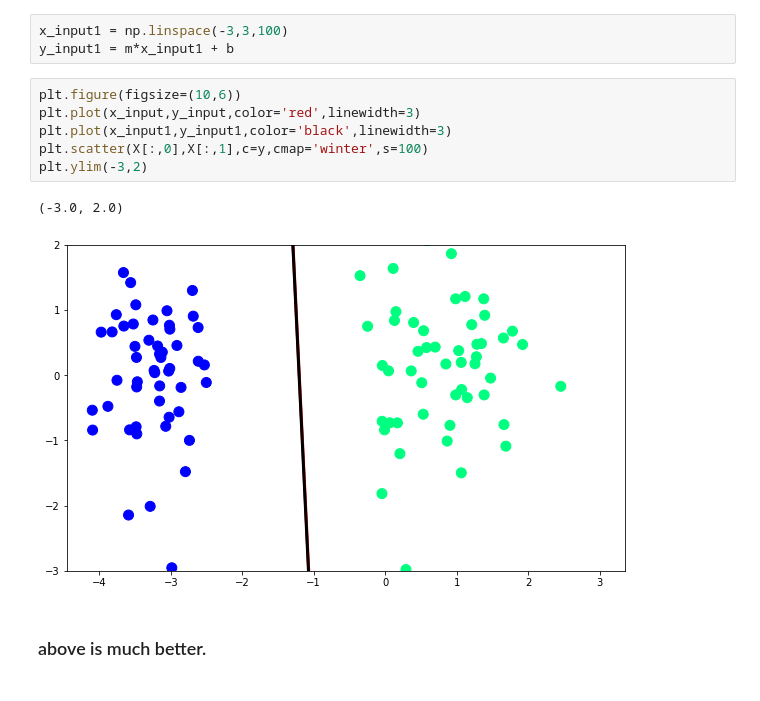
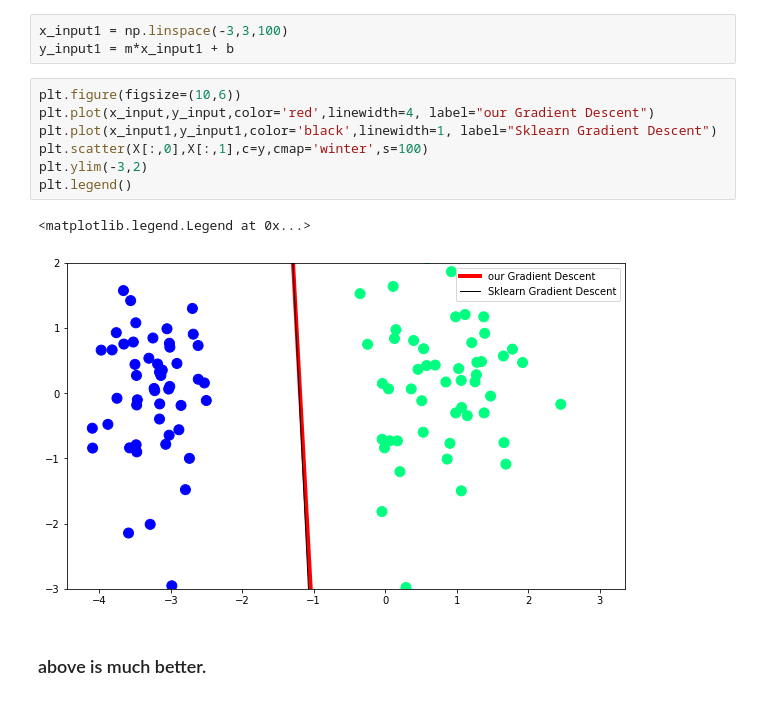
Before and after one commit to astrovishalthakur/MachineLearning, a Jupyter notebook: LogisticRegression/GradientDescent.ipynb, the cells around one changed output. Drawn from its saved outputs; the diff is of its cells as text.

```diff
--- a/LogisticRegression/GradientDescent.ipynb
+++ b/LogisticRegression/GradientDescent.ipynb
@@ -59,12 +59,13 @@ x_input1 = np.linspace(-3,3,100)
 y_input1 = m*x_input1 + b
 # %%
 plt.figure(figsize=(10,6))
-plt.plot(x_input,y_input,color='red',linewidth=3)
-plt.plot(x_input1,y_input1,color='black',linewidth=3)
+plt.plot(x_input,y_input,color='red',linewidth=4, label="our Gradient Descent")
+plt.plot(x_input1,y_input1,color='black',linewidth=1, label="Sklearn Gradient Descent")
 plt.scatter(X[:,0],X[:,1],c=y,cmap='winter',s=100)
 plt.ylim(-3,2)
+plt.legend()
 # %% [output]
-(-3.0, 2.0)
+<matplotlib.legend.Legend at 0x...>
-[figure, old version]
+[figure, new version]
 # %% [markdown]
 ### above is much better.
```
Also changed, not shown: parts of 1 cell of this notebook.
